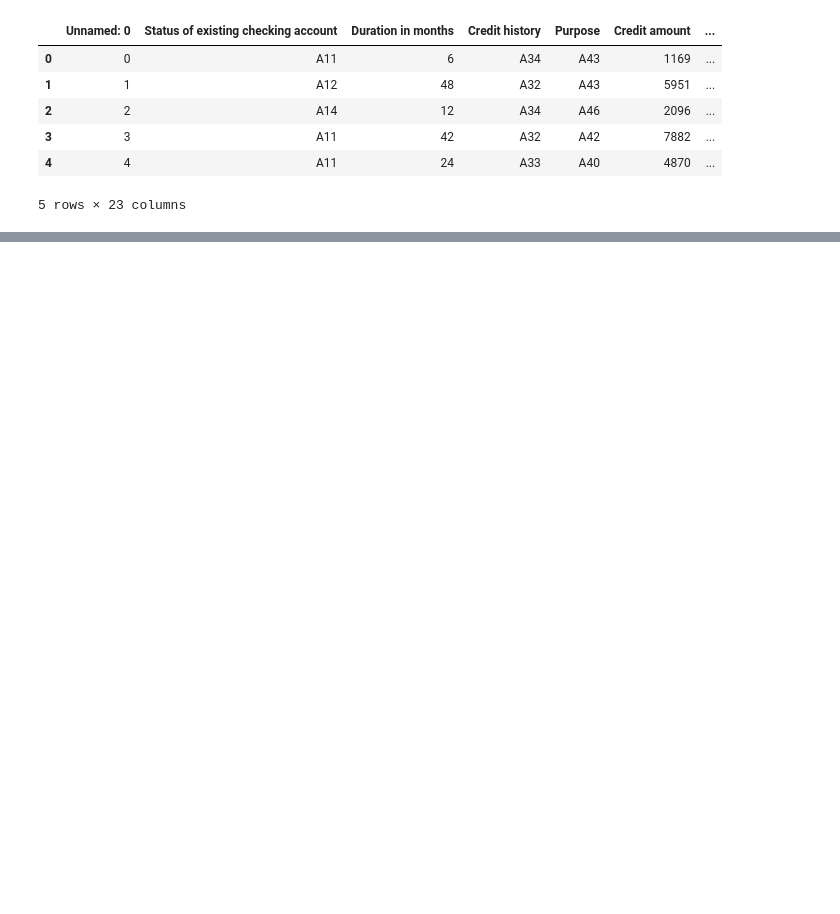
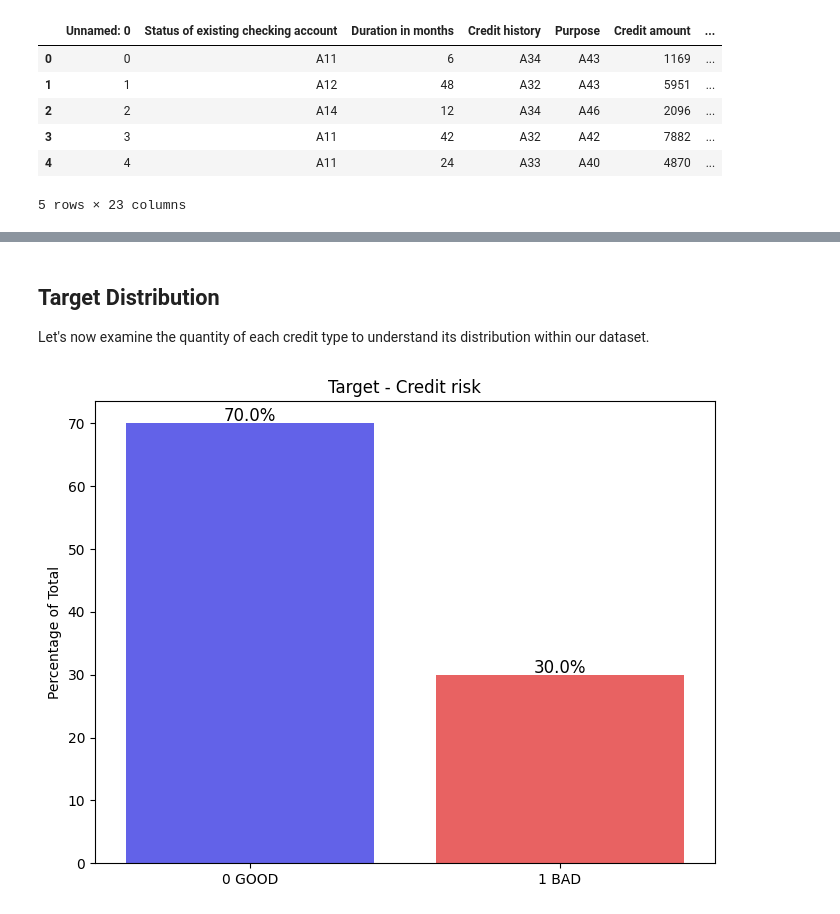
Before and after one commit to sumup-challenges/lending-ds-challenge, a Jupyter notebook: your-work/your-code.ipynb, the cells around one changed output, grey strips where cells are left out. Drawn from its saved outputs; the diff is of its cells as text; code cells hidden in the pictures; blank space fills up the shorter version.

```diff
--- a/your-work/your-code.ipynb
+++ b/your-work/your-code.ipynb
@@ -33,0 +57,6 @@ data.head()
+# %%
+# Dropping useless column.
+data.drop(columns=['Unnamed: 0'], inplace=True)
+
+# Translating the label to be binary: f(x) =  x - 1; [2,1] -> [1,0]
+data['Credit risk']-=1
@@ -49,0 +196,21 @@ data.head()
+# %% [markdown]
+## Target Distribution
+
+Let's now examine the quantity of each credit type to understand its distribution within our dataset.
+# %%
+value_counts = data['Credit risk'].value_counts().sort_index()
+total_samples = len(data)
+
+plt.figure(figsize=(8, 6))
+ax = sns.barplot(x=value_counts.index, y=value_counts.values / total_samples * 100, palette=['blue', 'red'], alpha=0.7)
+plt.ylabel('Percentage of Total')
+plt.title('Target - Credit risk')
+
+for p in ax.patches:
+    ax.annotate(f'{p.get_height():.1f}%', (p.get_x() + p.get_width() / 2., p.get_height()), ha='center', va='center', fontsize=12, color='black', xytext=(0, 5), textcoords='offset points')
+
+plt.xticks(value_counts.index, ['0 GOOD', '1 BAD'])
+
+plt.show()
+# %% [output]
+[figure, added]
```
Also changed, not shown: parts of 74 cells of this notebook.
